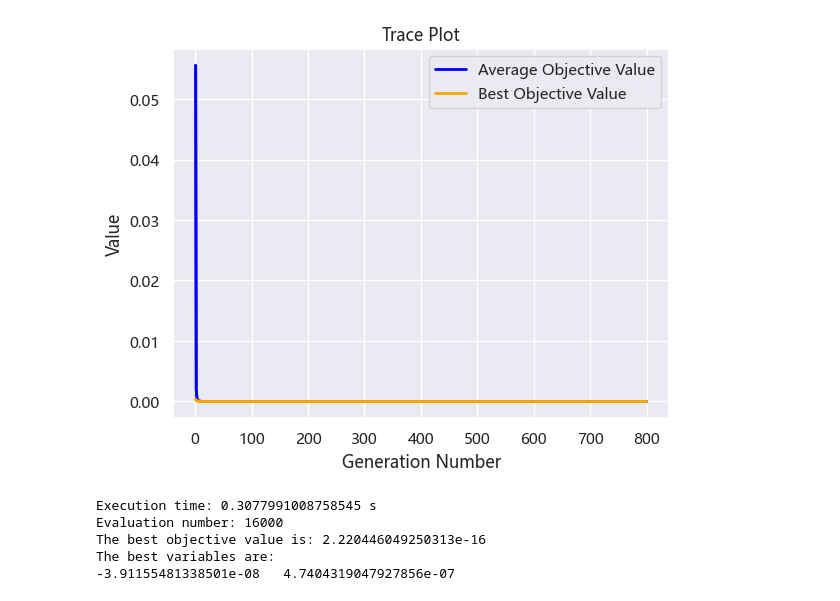
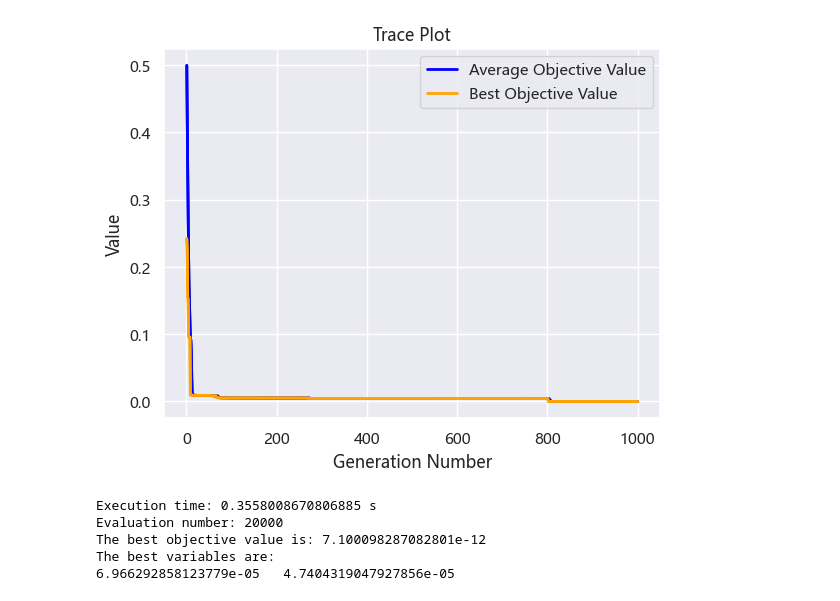
Before and after one commit to eric-gitta-moore/mcm-cn-2023, a Jupyter notebook: src/2023mcm_cn/T3/geatpy.ipynb, the cells around one changed output. Drawn from its saved outputs; the diff is of its cells as text; code cells hidden in the pictures.

```diff
--- a/src/2023mcm_cn/T3/geatpy.ipynb
+++ b/src/2023mcm_cn/T3/geatpy.ipynb
@@ -10,22 +10,21 @@ from prettytable import PrettyTable
 from functools import partial
 from decimal import Decimal
 
-plt.rcParams['font.sans-serif'] = ['Microsoft YaHei']  # 黑体
-plt.rcParams['axes.unicode_minus'] = False  # 解决无法显示符号的问题
-palette = 'deep'
-sns.set(font='Microsoft YaHei', font_scale=1,
-        palette=palette)  # 解决Seaborn中文显示问题
+plt.rcParams["font.sans-serif"] = ["Microsoft YaHei"]  # 黑体
+plt.rcParams["axes.unicode_minus"] = False  # 解决无法显示符号的问题
+palette = "deep"
+sns.set(font="Microsoft YaHei", font_scale=1, palette=palette)  # 解决Seaborn中文显示问题
 # %%
 import geatpy as ea
 import numpy as np
 
 
 def schaffer(p):
-    '''
+    """
     This function has plenty of local minimum, with strong shocks
     global minimum at (0,0) with value 0
     https://en.wikipedia.org/wiki/Test_functions_for_optimization
-    '''
+    """
     x1, x2 = p
     part1 = np.square(x1) - np.square(x2)
     part2 = np.square(x1) + np.square(x2)
@@ -34,28 +33,44 @@ def schaffer(p):
 
 # 构建问题
 r = 1  # 目标函数需要用到的额外数据
+
+
 @ea.Problem.single
 def evalVars(Vars):  # 定义目标函数（含约束）
     f = schaffer(Vars)  # 计算目标函数值
     CV = np.array([])  # 计算违反约束程度
     return f, CV
 
-problem = ea.Problem(name='soea quick start demo',
-                        M=1,  # 目标维数
-                        maxormins=[1],  # 目标最小最大化标记列表，1：最小化该目标；-1：最大化该目标
-                        Dim=2,  # 决策变量维数
-                        varTypes=[0, 0],  # 决策变量的类型列表，0：实数；1：整数
-                        lb=[-1, -1],  # 决策变量下界
-                        ub=[1, 1],  # 决策变量上界
-                        evalVars=evalVars)
+
+problem = ea.Problem(
+    name="soea quick start demo",
+    M=1,  # 目标维数
+    maxormins=[1],  # 目标最小最大化标记列表，1：最小化该目标；-1：最大化该目标
+    Dim=2,  # 决策变量维数
+    varTypes=[0, 0],  # 决策变量的类型列表，0：实数；1：整数
+    lb=[-100, -100],  # 决策变量下界
+    ub=[100, 100],  # 决策变量上界
+    evalVars=evalVars,
+)
 # 构建算法
-algorithm = ea.soea_SEGA_templet(problem,
-                                    ea.Population(Encoding='RI', NIND=20),
-                                    MAXGEN=800,  # 最大进化代数。
-                                    logTras=1,  # 表示每隔多少代记录一次日志信息，0表示不记录。
-                                    maxTrappedCount=10)  # 进化停滞计数器最大上限值。
+algorithm = ea.soea_SEGA_templet(
+    problem,
+    ea.Population(Encoding="RI", NIND=20),
+    MAXGEN=1000,  # 最大进化代数。
+    logTras=1,  # 表示每隔多少代记录一次日志信息，0表示不记录。
+    maxTrappedCount=10,
+)  # 进化停滞计数器最大上限值。
 # 求解
-res = ea.optimize(algorithm, seed=1, verbose=True, drawing=1, outputMsg=True, drawLog=False, saveFlag=True, dirName='result')
+res = ea.optimize(
+    algorithm,
+    seed=1,
+    verbose=True,
+    drawing=1,
+    outputMsg=True,
+    drawLog=False,
+    saveFlag=True,
+    dirName="result",
+)
 # %% [output]
 ==================================================================================
 gen|  eval  |    f_opt    |    f_max    |    f_avg    |    f_min    |    f_std
@@ -77,6 +92,6 @@ gen|  eval  |    f_opt    |    f_max    |    f_avg    |    f_min    |    f_std
-[figure, old version]
+[figure, new version]
-Execution time: 0.3077991008758545 s
-Evaluation number: 16000
-The best objective value is: 2.220446049250313e-16
+Execution time: 0.3558008670806885 s
+Evaluation number: 20000
+The best objective value is: 7.100098287082801e-12
 The best variables are:
--3.91155481338501e-08   4.7404319047927856e-07
+6.966292858123779e-05   4.7404319047927856e-05
```
Also changed, not shown: parts of 2 cells of this notebook, 14 other files.
